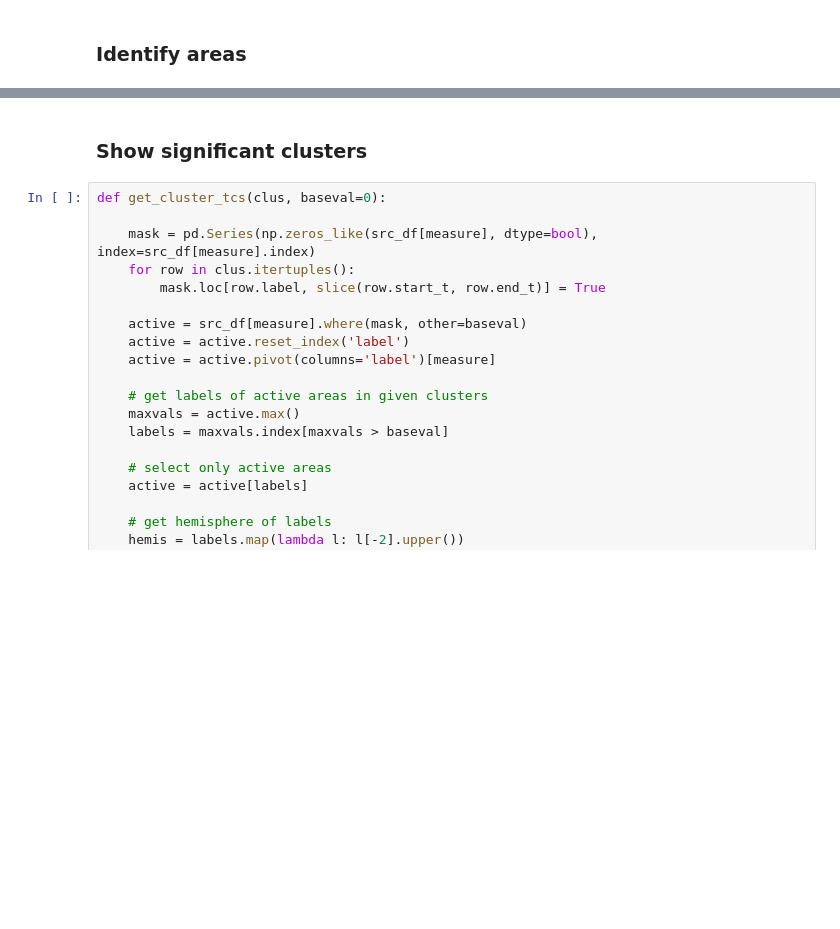
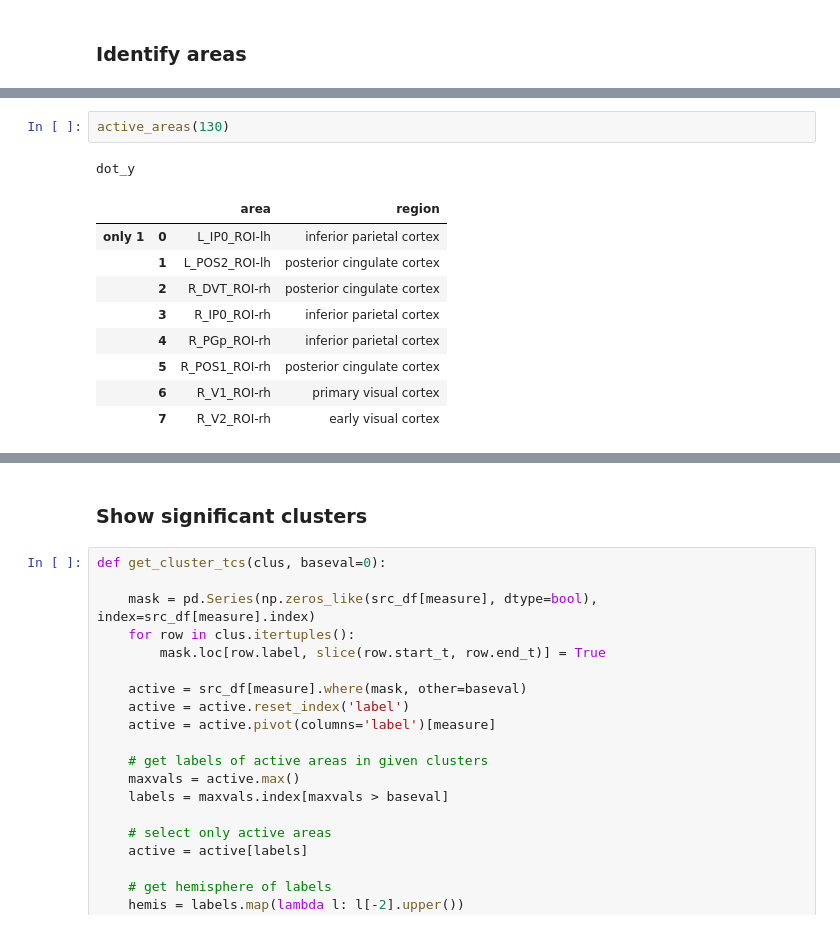
Before and after one commit to sbitzer/BeeMEG, a Jupyter notebook: second_level_areas.ipynb, the cells around one changed output, grey strips where cells are left out. Drawn from its saved outputs; the diff is of its cells as text; blank space fills up the shorter version.

```diff
--- a/second_level_areas.ipynb
+++ b/second_level_areas.ipynb
@@ -297,0 +244,13 @@ dot_x
+# %%
+active_areas(130)
+# %% [output]
+dot_y
+|  |  | area | region |
+| only 1 | 0 | L_IP0_ROI-lh | inferior parietal cortex |
+|  | 1 | L_POS2_ROI-lh | posterior cingulate cortex |
+|  | 2 | R_DVT_ROI-rh | posterior cingulate cortex |
+|  | 3 | R_IP0_ROI-rh | inferior parietal cortex |
+|  | 4 | R_PGp_ROI-rh | inferior parietal cortex |
+|  | 5 | R_POS1_ROI-rh | posterior cingulate cortex |
+|  | 6 | R_V1_ROI-rh | primary visual cortex |
+|  | 7 | R_V2_ROI-rh | early visual cortex |
```
Also changed, not shown: parts of 23 cells of this notebook, 3 other files.
